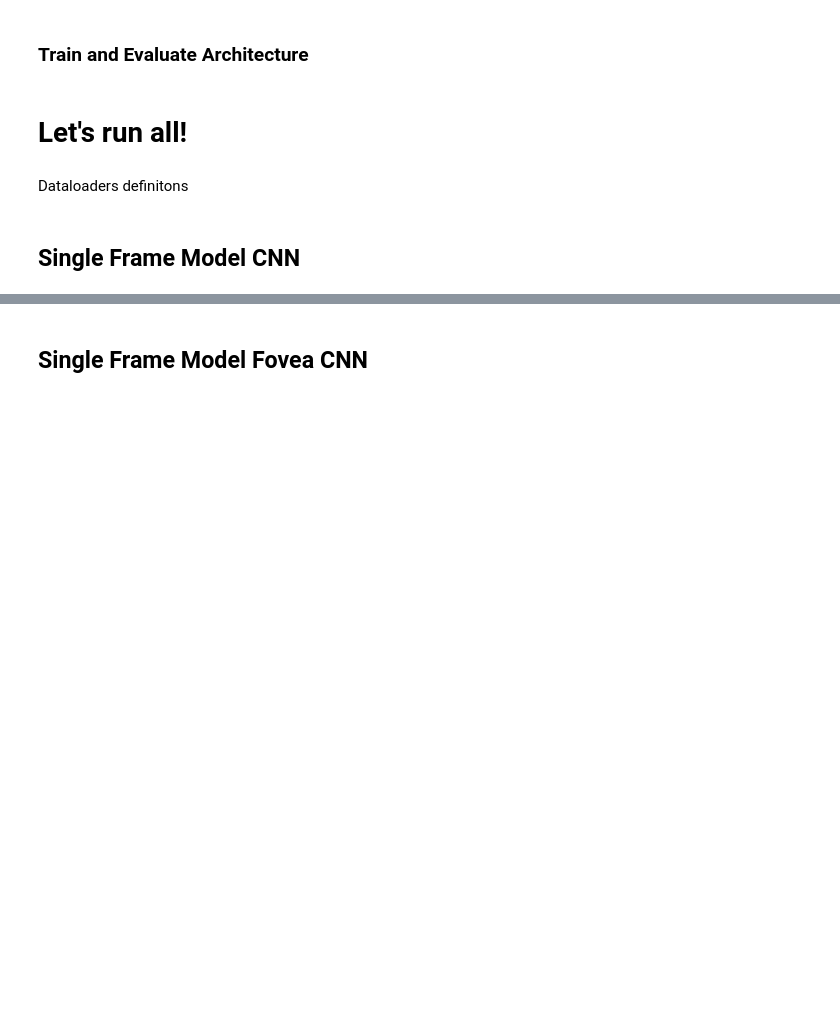
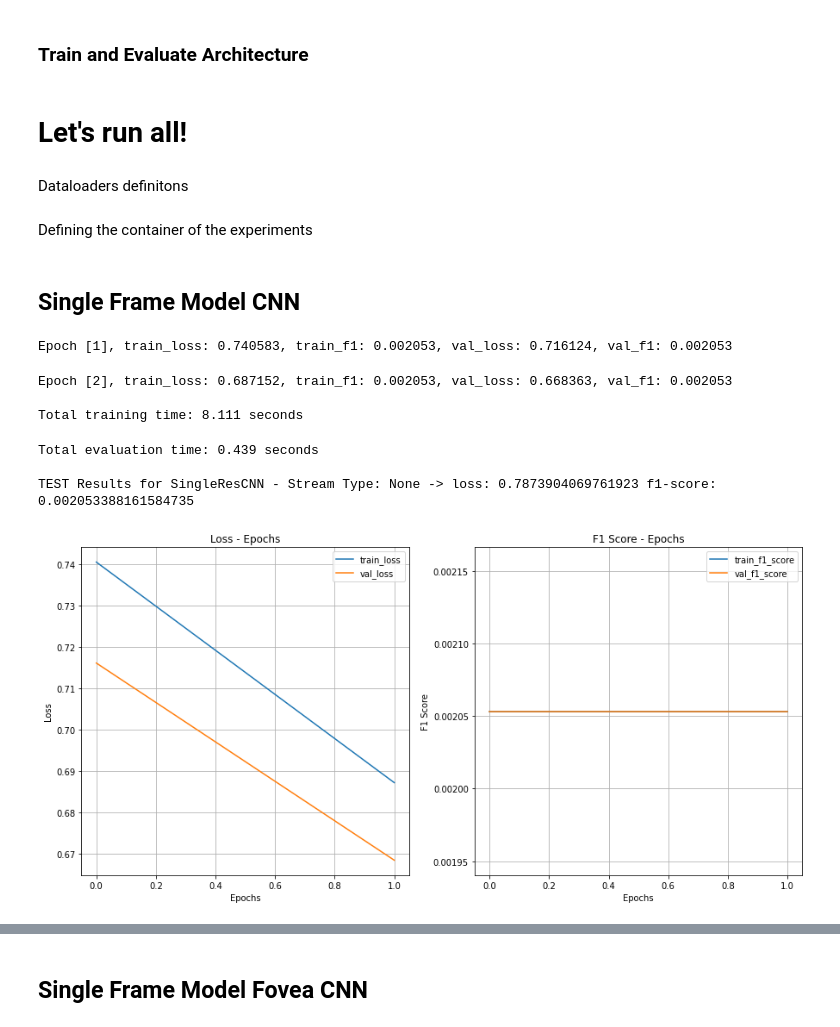
Before and after one commit to zuliani99/VideoClassification-CNN, a Jupyter notebook: VideoClassification_CNN_latest.ipynb, the cells around one changed output, grey strips where cells are left out. Drawn from its saved outputs; the diff is of its cells as text; code cells hidden in the pictures; blank space fills up the shorter version.

```diff
--- a/VideoClassification_CNN_latest.ipynb
+++ b/VideoClassification_CNN_latest.ipynb
@@ -1113,7 +1166,7 @@ n_classes = len(LABELS)
 # %%
 '''
 PORPOUSE:
-  Plot Loss and Accuracy curves
+  Plot Loss and Score curves
 
 TAKES:
   - results_info: dictionary containing the results and model name
@@ -1126,22 +1179,25 @@ def plot_loss_curves(results_info):
     res = results_info['results']
     epochs = range(len(res['train_loss']))
 
-    plt.figure(figsize = (15, 7))
+    fig, ax = plt.subplots(nrows = 1, ncols = 2, figsize = (15, 7))
+
     plt.title(results_info['model_name'])
 
-    plt.subplot(1, 2, 1)
-    plt.plot(epochs, res['train_loss'], label = 'train_loss')
-    plt.plot(epochs, res['val_loss'], label = 'val_loss')
-    plt.title('Loss')
-    plt.xlabel('Epochs')
-    plt.legend()
+    ax[0].plot(epochs, res['train_loss'], label = 'train_loss')
+    ax[0].plot(epochs, res['val_loss'], label = 'val_loss')
+    ax[0].set_title('Loss - Epochs')
+    ax[0].set_xlabel('Epochs')
+    ax[0].set_ylabel('Loss')
+    ax[0].grid()
+    ax[0].legend()
 
-    plt.subplot(1, 2, 2)
-    plt.plot(epochs, res['train_f1'], label = 'train_f1_accuracy')
-    plt.plot(epochs, res['val_f1'], label = 'val_f1_accuracy')
-    plt.title('F1 Accuracy')
-    plt.xlabel('Epochs')
-    plt.legend();
+    ax[1].plot(epochs, res['train_f1'], label = 'train_f1_score')
+    ax[1].plot(epochs, res['val_f1'], label = 'val_f1_score')
+    ax[1].set_title('F1 Score - Epochs')
+    ax[1].set_ylabel('F1 Score')
+    ax[1].set_xlabel('Epochs')
+    ax[1].grid()
+    ax[1].legend();
 # %%
 '''
 PORPOUSE:
@@ -1172,10 +1228,10 @@ def train_evaluate(model, test, epochs=NUM_EPOCHS):
 
 
     print(f'Total evaluation time: {end_time-start_time:.3f} seconds\n')
-    print(f"TEST Results for {result['model_name']} -> loss: {result['model_loss']} f1-accuracy: {result['model_f1']}")
+    print(f"TEST Results for {result['model_name']} -> loss: {result['model_loss']} f1-score: {result['model_f1']}")
 
     # lo ritorno quanfo tutto funziona
-    #return result
+    return (history, result)
 # %%
 '''
 PORPOUSE:
@@ -1242,11 +1298,15 @@ train_dl_single, val_dl_single, test_dl_single = generate_dataloaders(train_data
 train_dl_late, val_dl_late, test_dl_late = generate_dataloaders(train_data_late, val_data_late, test_data_late)
 train_dl_early, val_dl_early, test_dl_early = generate_dataloaders(train_data_early, val_data_early, test_data_early)
 train_dl_slow, val_dl_slow, test_dl_slow = generate_dataloaders(train_data_slow, val_data_slow, test_data_slow)
+# %% [markdown]
+Defining the container of the experiments
+# %%
+experiments_results = []
 # %% [markdown]
 ## Single Frame Model CNN
 # %%
 AN_single = AlexNet(in_channels=3) # Extractor
-Single_CNN = NoMultiresCNN(AN_single, num_classes=n_classes) # CNN model
+Single_CNN = SingleResCNN(AN_single, num_classes=n_classes) # CNN model
 
 optimizer_single = torch.optim.SGD(params=Single_CNN.parameters(), lr=1e-3, momentum=0.9, weight_decay=5e-5) # Optimizer
 scheduler_single = torch.optim.lr_scheduler.ReduceLROnPlateau(optimizer_single, factor=0.1, patience=2, verbose=True) # Scheduler
@@ -1257,10 +1317,19 @@ CNN_arch_single = CNN_Architecture(model = Single_CNN,
              val_dataloader = val_dl_single,
              optimizer = optimizer_single,
              loss_fn = nn.BCEWithLogitsLoss(pos_weight=weights),
-             accuracy_fn = accuracy,
+             score_fn = f1_score,
              scheduler = scheduler_single,
              device = device)
 # %%
-train_evaluate(CNN_arch_single, test_dl_single) # Run train and evaluation
+experiments_results.append(train_evaluate(CNN_arch_single, test_dl_single)) # Run train and evaluation
+# %% [output]
+Epoch [1], train_loss: 0.740583, train_f1: 0.002053, val_loss: 0.716124, val_f1: 0.002053
+Epoch [2], train_loss: 0.687152, train_f1: 0.002053, val_loss: 0.668363, val_f1: 0.002053
+
+Total training time: 8.111 seconds
+Total evaluation time: 0.439 seconds
+
+TEST Results for SingleResCNN - Stream Type: None -> loss: 0.7873904069761923 f1-score: 0.002053388161584735
+[figure, added]
 # %%
 test_single_image(test_data_single, test_dict, CNN_arch_single) # Test in a single random image
```
Also changed, not shown: parts of 41 cells of this notebook.
